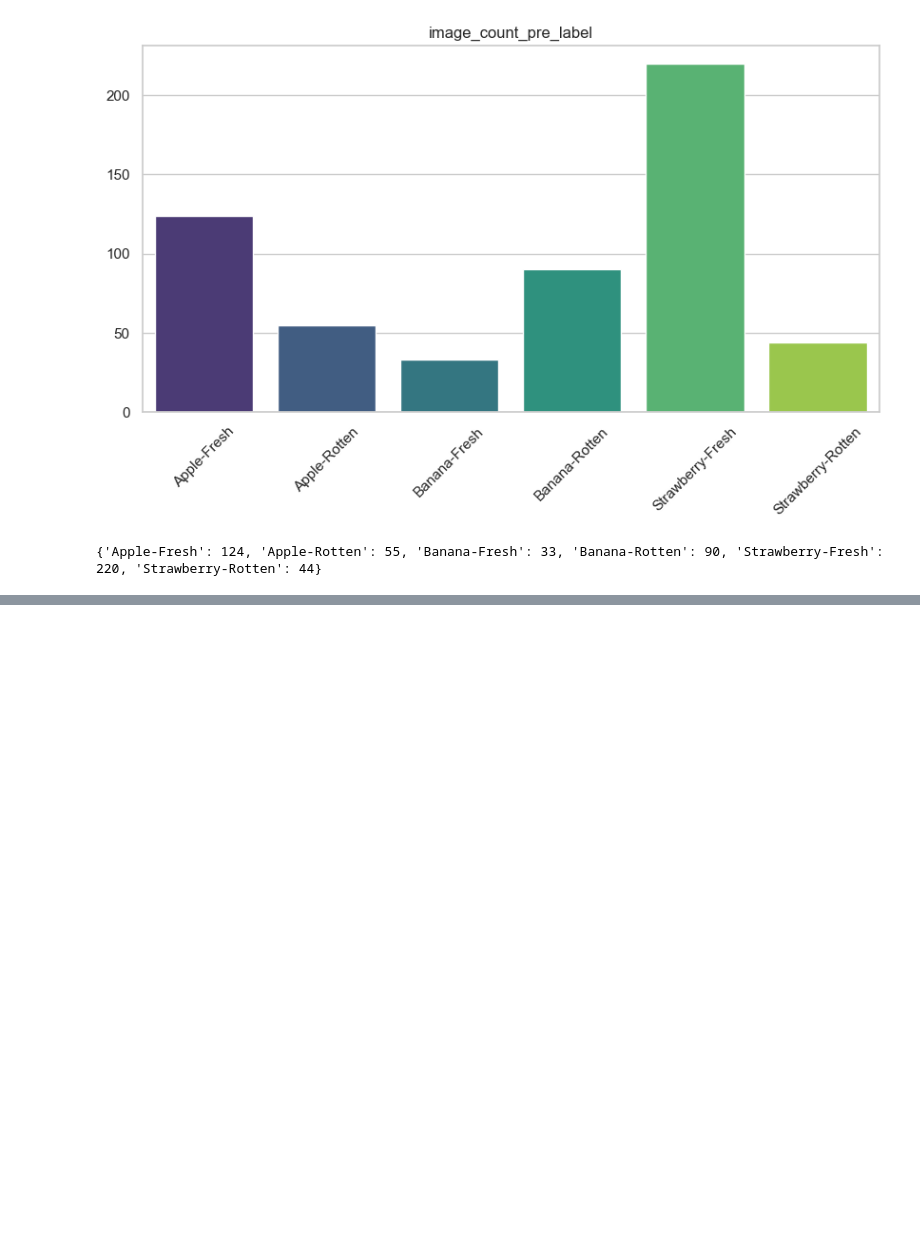
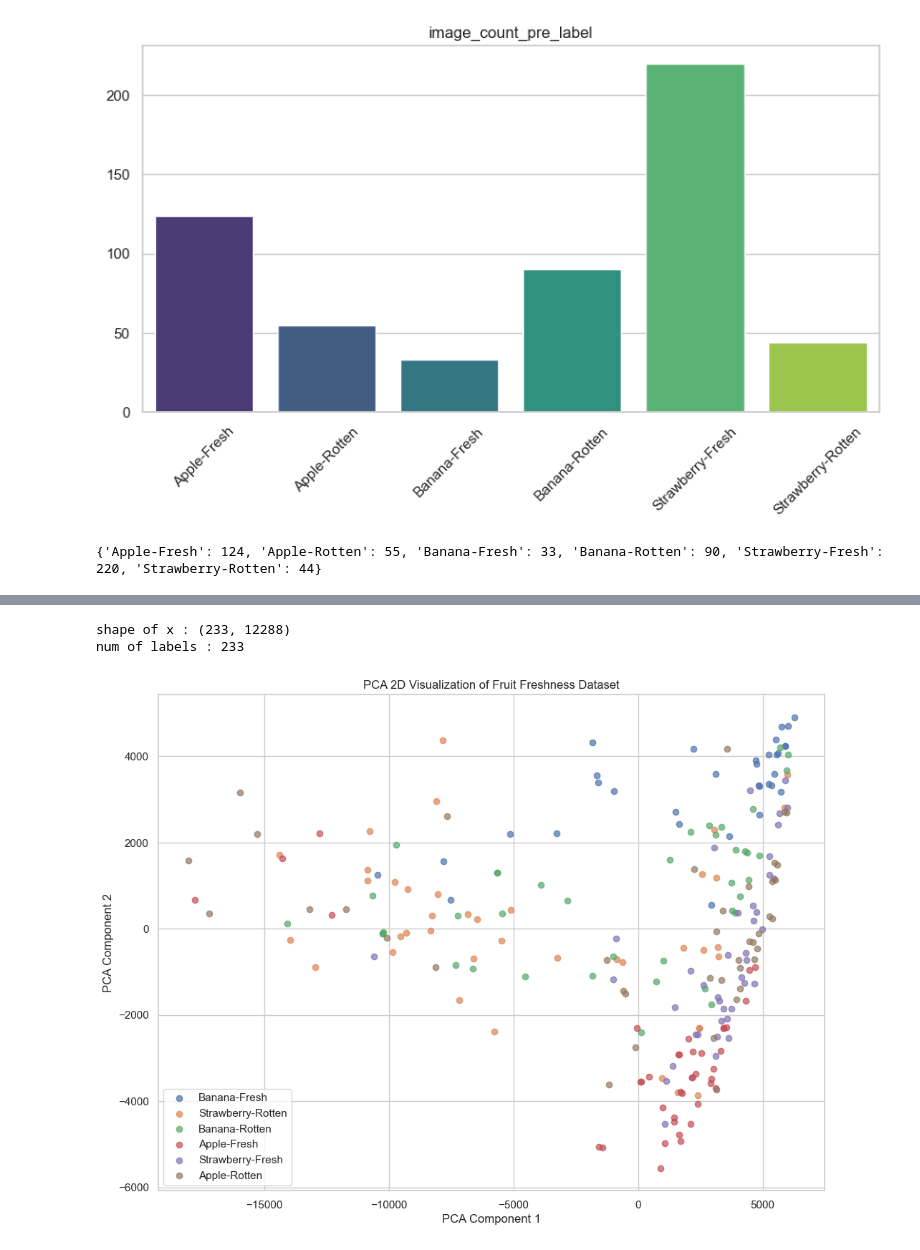
Before and after one commit to Amursen/transformer-models-for-CNN, a Jupyter notebook: main.ipynb, the cells around one changed output, grey strips where cells are left out. Drawn from its saved outputs; the diff is of its cells as text; code cells hidden in the pictures; blank space fills up the shorter version.

```diff
--- a/main.ipynb
+++ b/main.ipynb
@@ -109,0 +148,40 @@ plt.show()
+# %%
+x = []
+y = []
+
+for path , label in zip(class_path , label_path):
+    for img_name in os.listdir(path)[:40]:
+        img_path = os.path.join(path , img_name)
+        img = Image.open(img_path).convert("RGB")
+        img = img.resize((64 , 64))
+        x.append(np.array(img).flatten())
+        y.append(label)
+
+x = np.array(x)
+y = np.array(y)
+print("shape of x :" , x.shape)
+print("num of labels :", len(y))
+
+
+
+
+pca = PCA(n_components= 2)
+x_pca = pca.fit_transform(x)
+
+
+
+
+plt.figure(figsize=(12 , 9))
+for label in set(y):
+    idx = np.where(y == label)
+    plt.scatter(x_pca[idx , 0] , x_pca[idx , 1] , label = label , alpha=0.7)
+
+plt.title("PCA 2D Visualization of Fruit Freshness Dataset")
+plt.xlabel("PCA Component 1")
+plt.ylabel("PCA Component 2")
+plt.legend()
+plt.show()
+# %% [output]
+shape of x : (233, 12288)
+num of labels : 233
+[figure, added]
```
Also changed, not shown: parts of 6 cells of this notebook.
